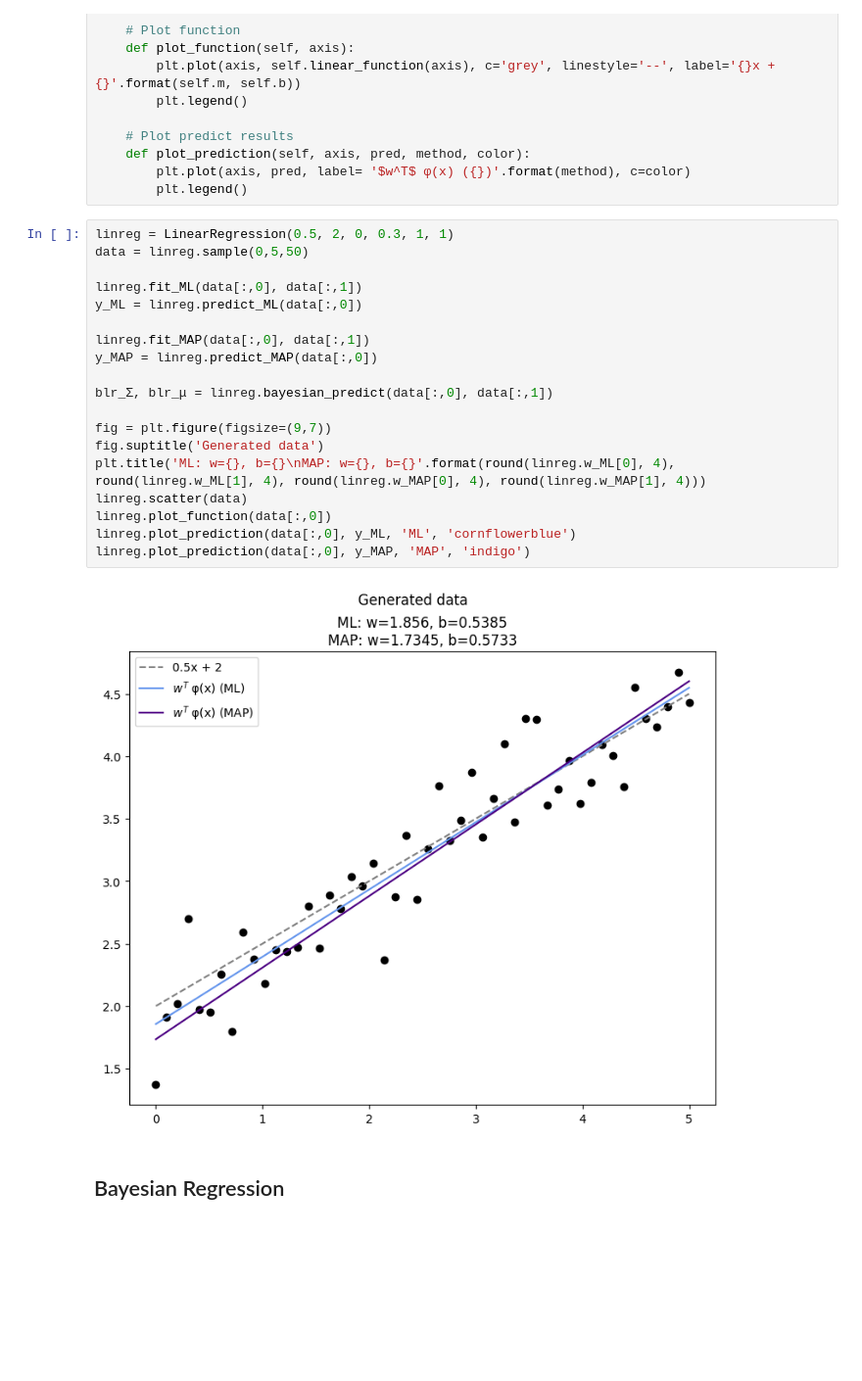
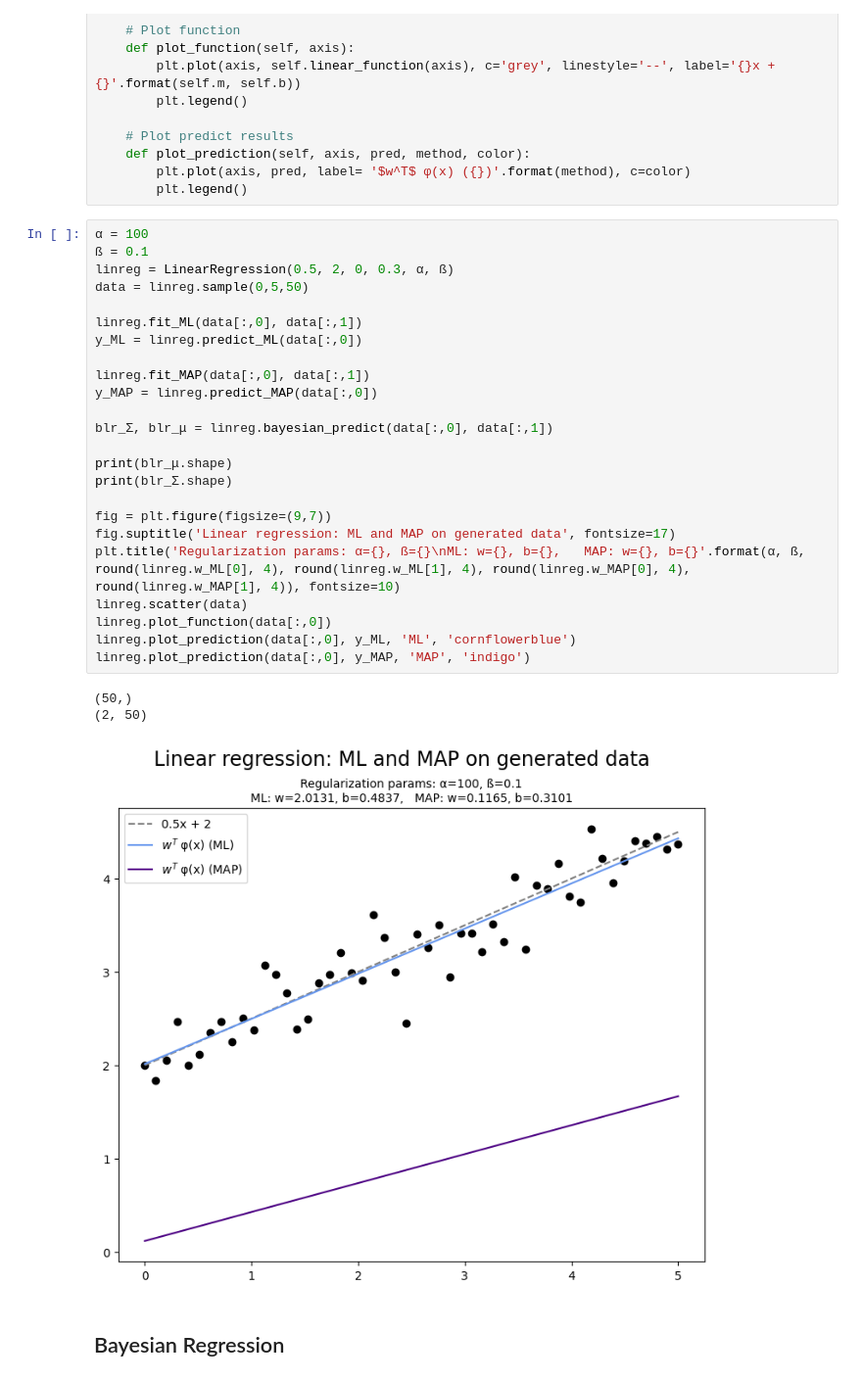
Before and after one commit to szmidapatrik/machine-learning, a Jupyter notebook: linreg.ipynb, the cells around one changed output. Shown at 98% size. Cells and saved outputs as stored; diff of their text form; blank space fills up the shorter version.

```diff
--- a/linreg.ipynb
+++ b/linreg.ipynb
@@ -120,26 +120,33 @@ class LinearRegression:
         plt.plot(axis, pred, label= '$w^T$ φ(x) ({})'.format(method), c=color)
         plt.legend()
 # %%
-linreg = LinearRegression(0.5, 2, 0, 0.3, 1, 1)
+α = 100
+ß = 0.1
+linreg = LinearRegression(0.5, 2, 0, 0.3, α, ß)
 data = linreg.sample(0,5,50)
 
 linreg.fit_ML(data[:,0], data[:,1])
 y_ML = linreg.predict_ML(data[:,0])
 
 linreg.fit_MAP(data[:,0], data[:,1])
 y_MAP = linreg.predict_MAP(data[:,0])
 
 blr_Σ, blr_μ = linreg.bayesian_predict(data[:,0], data[:,1])
 
+print(blr_μ.shape)
+print(blr_Σ.shape)
+
 fig = plt.figure(figsize=(9,7))
-fig.suptitle('Generated data')
-plt.title('ML: w={}, b={}\nMAP: w={}, b={}'.format(round(linreg.w_ML[0], 4), round(linreg.w_ML[1], 4), round(linreg.w_MAP[0], 4), round(linreg.w_MAP[1], 4)))
+fig.suptitle('Linear regression: ML and MAP on generated data', fontsize=17)
+plt.title('Regularization params: α={}, ß={}\nML: w={}, b={},   MAP: w={}, b={}'.format(α, ß, round(linreg.w_ML[0], 4), round(linreg.w_ML[1], 4), round(linreg.w_MAP[0], 4), round(linreg.w_MAP[1], 4)), fontsize=10)
 linreg.scatter(data)
 linreg.plot_function(data[:,0])
 linreg.plot_prediction(data[:,0], y_ML, 'ML', 'cornflowerblue')
 linreg.plot_prediction(data[:,0], y_MAP, 'MAP', 'indigo')
 # %% [output]
+(50,)
+(2, 50)
-[figure, old version]
+[figure, new version]
 # %% [markdown]
 ## Bayesian Regression
 # %%
```
Also changed, not shown: 1 other file.
